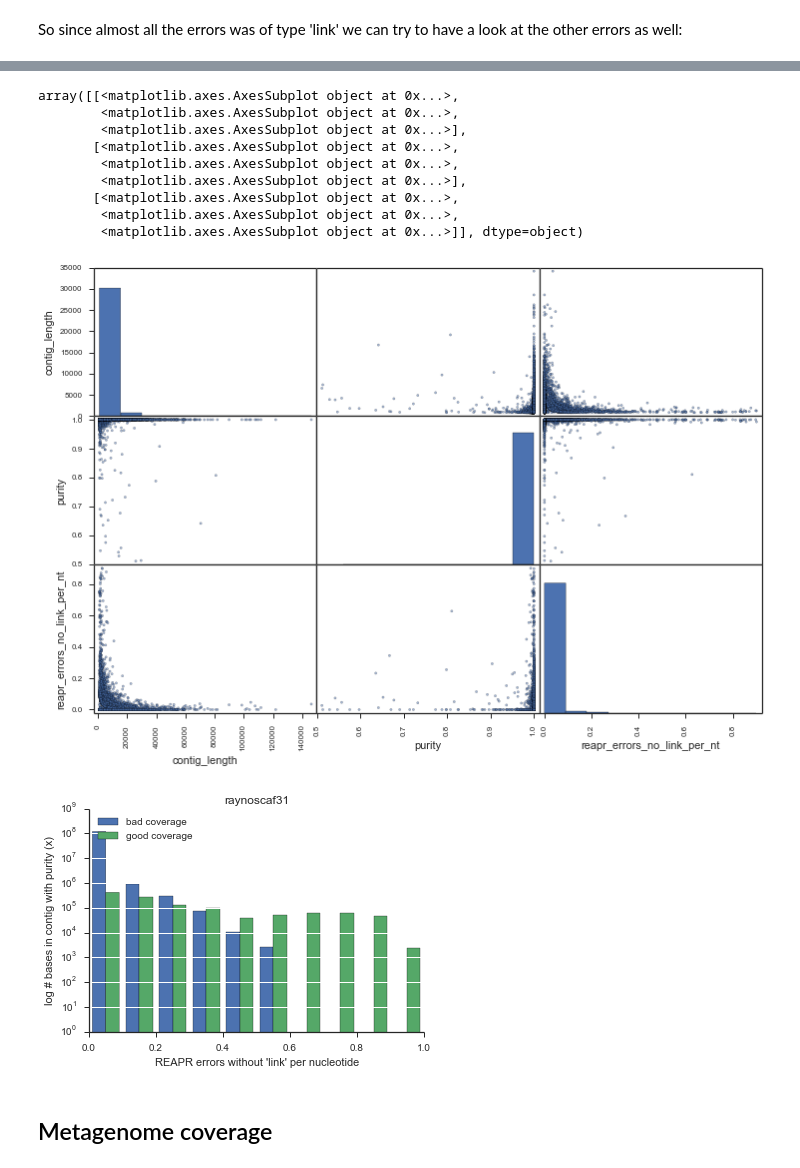
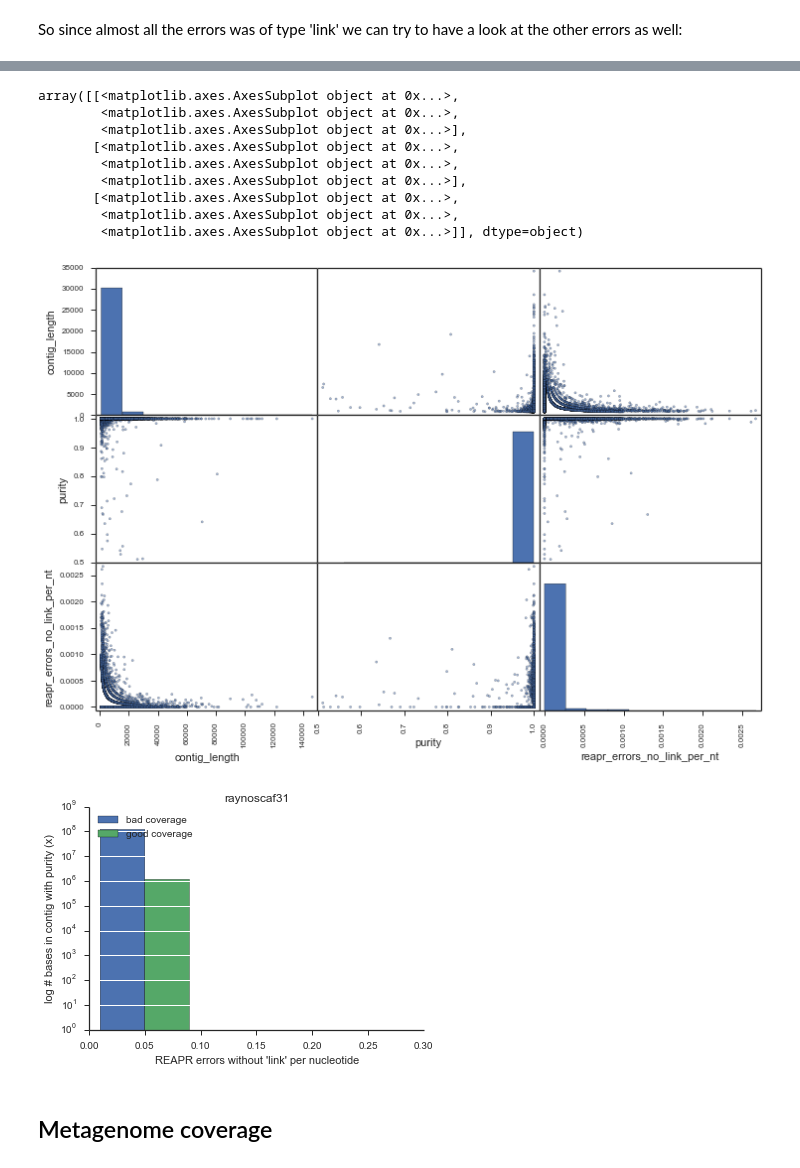
Before and after one commit to alneberg/masmvali-publication, a Jupyter notebook: notebooks/LIMS1884-filtered-pairs-assemblies-2.ipynb, the cells around one changed output, grey strips where cells are left out. Saved outputs shown, nothing was run; the diff lists cells and outputs as text; code cells hidden in the pictures.

Commit message:
Stupid mistake with id column fixedÄ

```diff
--- a/notebooks/LIMS1884-filtered-pairs-assemblies-2.ipynb
+++ b/notebooks/LIMS1884-filtered-pairs-assemblies-2.ipynb
@@ -350,7 +350,8 @@ ax.set_xlim(0.0, 1.0)
 #rns31_path = "/media/milou/glob/projects/masmvali-partdeux/reassembly-filtered-reads/Sample_1ng_even/metassemble/assemblies/ray/noscaf/noscaf_31/"
 rns31_path = "/Users/johannesalneberg/Desktop/milou_proj/nobackup/projects/metassemble_validation/LIMS1884_even/REAPR/assemblies/ray/noscaf/noscaf_31/"
 # The converter changes the renamed contings back to the original name
-creapr = pd.read_table(os.path.join(rns31_path, "reapr_out/05.summary.stats.tsv"),
+creapr = pd.read_table(os.path.join(rns31_path, "reapr_out/05.summary.stats.tsv"), index_col=False,
                        converters = {0: lambda x: "-".join(x.split('_')[0:2])})
+creapr = creapr.rename(columns={'#id':'contig'}).set_index('contig').sort().drop('WHOLE-ASSEMBLY')
 creapr.head()
 # %% [output]
@@ -506,6 +505,6 @@ errors_no_link_per_nt      2.368099e+02
 dtype: float64
 # %%
-plt_df = pd.DataFrame({'reapr_errors_no_link_per_nt': creapr["errors_no_link_per_nt"].drop("WHOLE-ASSEMBLY"),
+plt_df = pd.DataFrame({'reapr_errors_no_link_per_nt': creapr["errors_no_link_per_nt"],
                        'purity': rns31purdf['max_aln_purity'],
                        'contig_length': rns31purdf['contig_length']})
 pd.scatter_matrix(plt_df[plt_df['contig_length'] >= 1000], figsize=(12,8))
@@ -519,35 +518,34 @@ array([[<matplotlib.axes.AxesSubplot object at 0x...>,
        [<matplotlib.axes.AxesSubplot object at 0x...>,
         <matplotlib.axes.AxesSubplot object at 0x...>,
         <matplotlib.axes.AxesSubplot object at 0x...>]], dtype=object)
-[figure, old version]
+[figure, new version]
 # %%
 sns.set_style("white", {'xtick.major.size': 5, 'ytick.major.size': 5})
 mpl.rcParams['figure.figsize'] = 6, 4
 
 f, ax = plt.subplots(1, 1)
 
 reapr_errors = creapr["errors_no_link_per_nt"]
-reapr_errors = reapr_errors.drop("WHOLE-ASSEMBLY")
 goodcov = np.array((rns31cov["cov_mean_sample_0"] > 60) & (rns31cov["percentage_covered_sample_0"] > 90))
 longc = rns31purdf["contig_length"] >= 1000
 ax.hist([reapr_errors[longc & ~goodcov],
          reapr_errors[longc & goodcov]],
          weights=[rns31purdf[longc & ~goodcov]["contig_length"],
                   rns31purdf[longc & goodcov]["contig_length"]], log=1, range=[0.0,1.0], label=["bad coverage","good coverage"],
          align='mid')
 ax.legend()
 ax.set_title("raynoscaf31")
 ax.set_ylabel("log # bases in contig with purity (x)")
 ax.set_xlabel("REAPR errors without 'link' per nucleotide")
 ax.set_ylim(1,1e09)
-ax.set_xlim(0.0, 1.0)
+ax.set_xlim(0.0, 0.3)
 handles, labels = ax.get_legend_handles_labels()
 ax.legend(handles, labels, numpoints=1, loc='upper left')
 ax.yaxis.grid(True, c='white')
 ax.set_axisbelow(False)
 sns.despine()
 # %% [output]
-[figure, old version]
+[figure, new version]
 # %% [markdown]
 ## Metagenome coverage
 # %%
```
Also changed, not shown: parts of 8 cells of this notebook.
